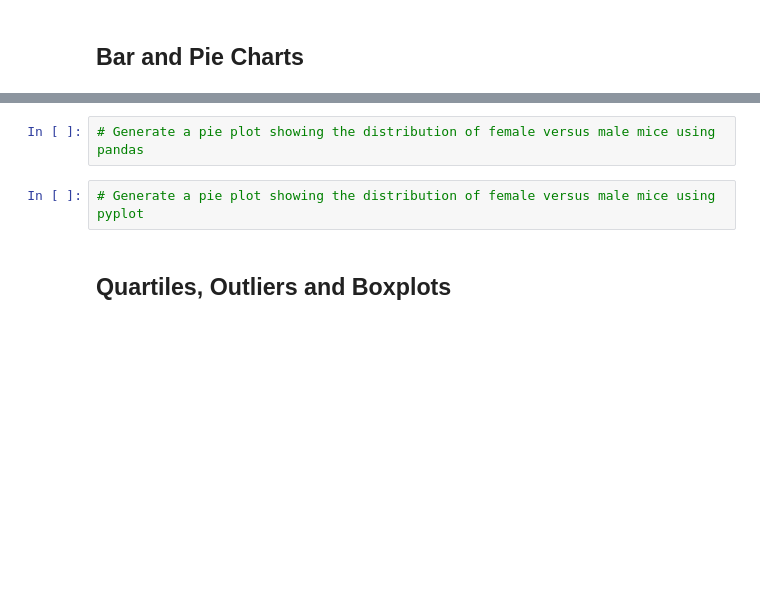
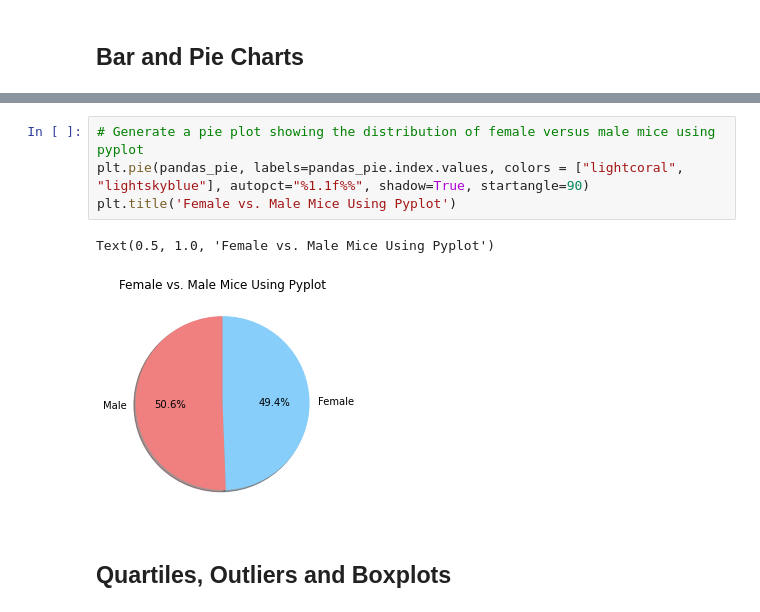
Before and after one commit to syd-cavs/matplotlib-challenge, a Jupyter notebook: Instructions/Pymaceuticals/pymaceuticals_starter.ipynb, the cells around one changed output, grey strips where cells are left out. Cells and saved outputs as stored; diff of their text form; blank space fills up the shorter version.

```diff
--- a/Instructions/Pymaceuticals/pymaceuticals_starter.ipynb
+++ b/Instructions/Pymaceuticals/pymaceuticals_starter.ipynb
@@ -91,7 +136,10 @@ summary_stats_df
 # %%
-# Generate a pie plot showing the distribution of female versus male mice using pandas
+# Generate a pie plot showing the distribution of female versus male mice using pyplot
+plt.pie(pandas_pie, labels=pandas_pie.index.values, colors = ["lightcoral", "lightskyblue"], autopct="%1.1f%%", shadow=True, startangle=90)
+plt.title('Female vs. Male Mice Using Pyplot')
+# %% [output]
+Text(0.5, 1.0, 'Female vs. Male Mice Using Pyplot')
+[figure, added]
-# %%
-# Generate a pie plot showing the distribution of female versus male mice using pyplot
 # %% [markdown]
 ## Quartiles, Outliers and Boxplots
 # %%
```
Also changed, not shown: parts of 3 cells of this notebook.
